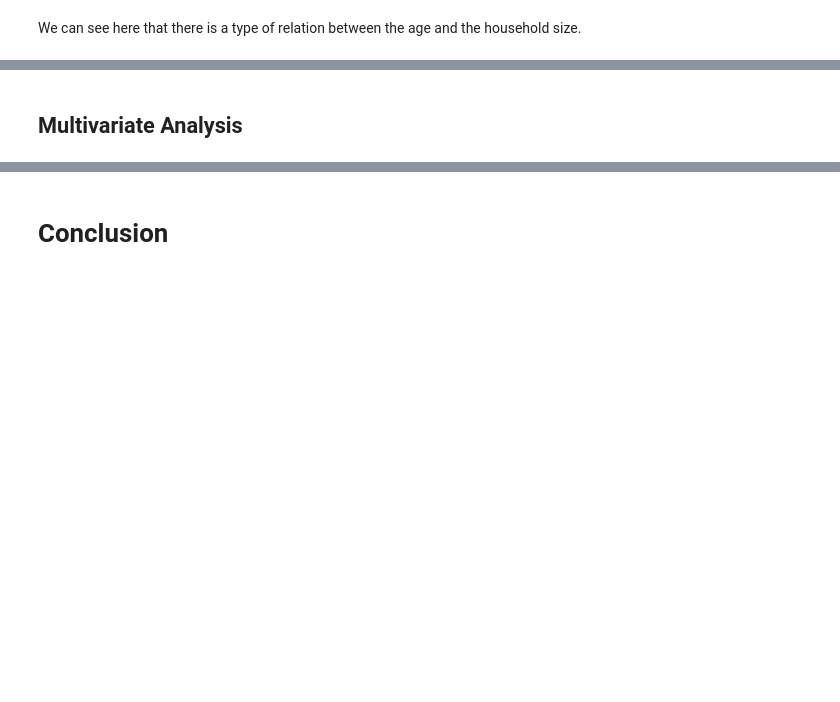
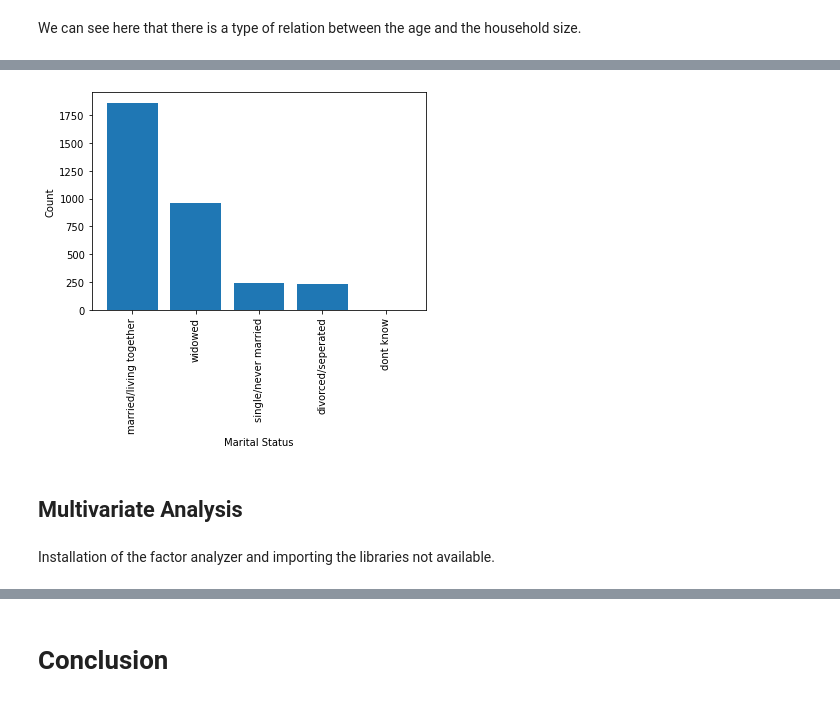
Before and after one commit to Mumo-vicky/Financial-Inclusion-in-Eastern-Africa, a Jupyter notebook: Financial_Inclusion_in_Eastern_Africa.ipynb, the cells around one changed output, grey strips where cells are left out. Saved outputs shown, nothing was run; the diff lists cells and outputs as text; code cells hidden in the pictures; blank space fills up the shorter version.

```diff
--- a/Financial_Inclusion_in_Eastern_Africa.ipynb
+++ b/Financial_Inclusion_in_Eastern_Africa.ipynb
@@ -320,12 +304,9 @@ dtype: int64
 *Creating x axis for various fields.*
 # %%
 x= ['yes','no']
-print(x)
 x_cou = financial['country'].unique()
-print(x_cou)
 x_loc = financial['location'].unique()
-print(x_loc)
 x_edu = financial['education_level'].unique()
-print(x_edu)
 x_job = financial['job'].unique()
-print(x_job)
+x_age = financial['age'].unique()
+x_mar = financial['marital_status'].unique()
@@ -369,2 +370,13 @@ We can see here that there is a type of relation between the age and the househo
+# %%
+m = financial_yes_bank['marital_status'].value_counts()
+plt.bar(x_mar,m)
+plt.xlabel('Marital Status')
+plt.ylabel('Count')
+plt.xticks(rotation = 90)
+plt.show()
+# %% [output]
+[figure, added]
 # %% [markdown]
 ## **Multivariate Analysis**
+# %% [markdown]
+Installation of the factor analyzer and importing the libraries not available.
```
Also changed, not shown: parts of 15 cells of this notebook.
